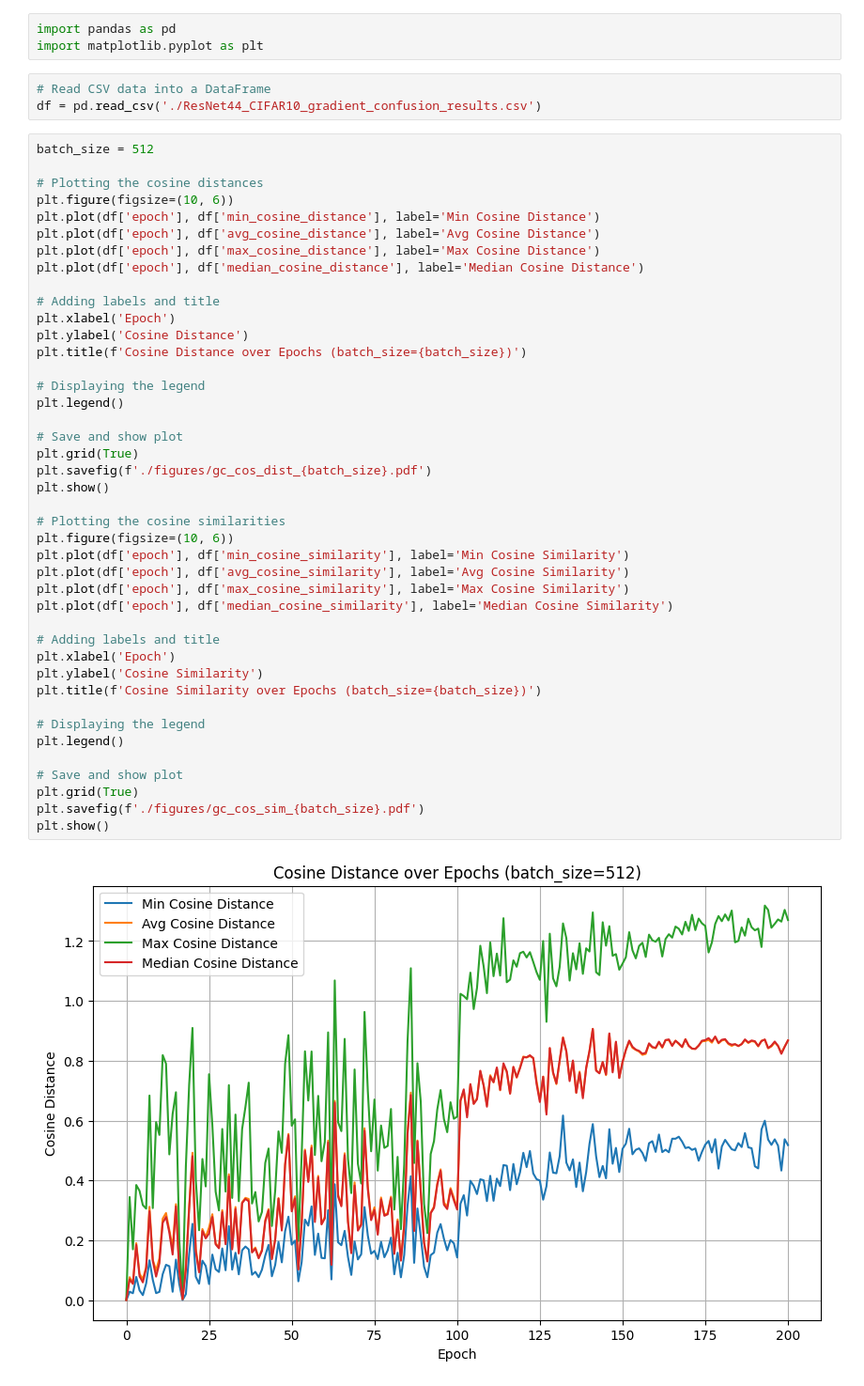
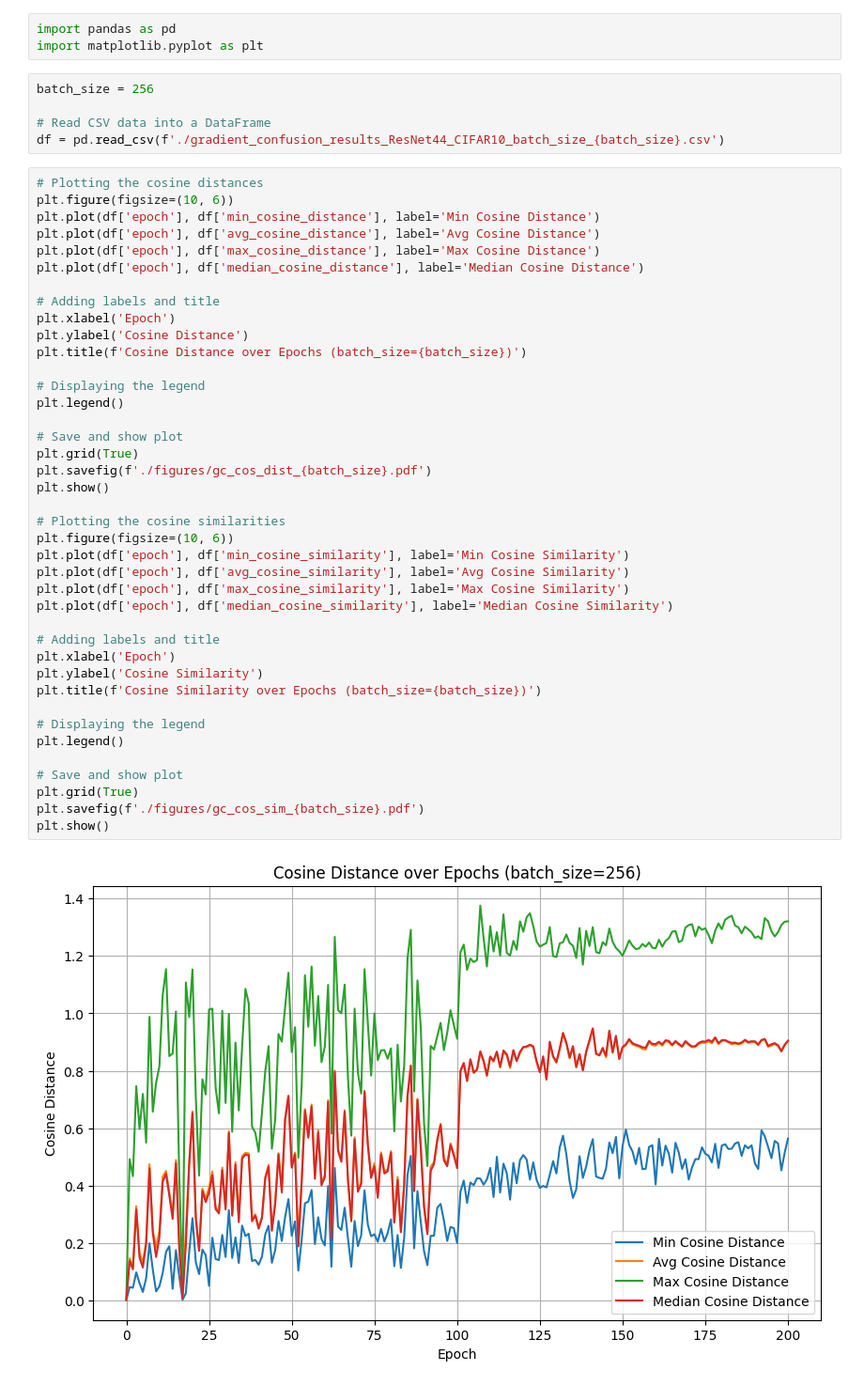
Before and after one commit to baunilhamarga/critical-periods, a Jupyter notebook: plots/gradient_confusion.ipynb, the cells around one changed output. Shown: that part at 94% size. Saved outputs shown, nothing was run; the diff lists cells and outputs as text.

Commit message:
📈 Add new plots, figures, and analysis

```diff
--- a/plots/gradient_confusion.ipynb
+++ b/plots/gradient_confusion.ipynb
@@ -2,11 +2,11 @@
 import pandas as pd
 import matplotlib.pyplot as plt
 # %%
+batch_size = 256
+
 # Read CSV data into a DataFrame
-df = pd.read_csv('./ResNet44_CIFAR10_gradient_confusion_results.csv')
+df = pd.read_csv(f'./gradient_confusion_results_ResNet44_CIFAR10_batch_size_{batch_size}.csv')
 # %%
-batch_size = 512
-
 # Plotting the cosine distances
 plt.figure(figsize=(10, 6))
 plt.plot(df['epoch'], df['min_cosine_distance'], label='Min Cosine Distance')
@@ -20,31 +20,31 @@ plt.ylabel('Cosine Distance')
 plt.title(f'Cosine Distance over Epochs (batch_size={batch_size})')
 
 # Displaying the legend
 plt.legend()
 
 # Save and show plot
 plt.grid(True)
 plt.savefig(f'./figures/gc_cos_dist_{batch_size}.pdf')
 plt.show()
 
 # Plotting the cosine similarities
 plt.figure(figsize=(10, 6))
 plt.plot(df['epoch'], df['min_cosine_similarity'], label='Min Cosine Similarity')
 plt.plot(df['epoch'], df['avg_cosine_similarity'], label='Avg Cosine Similarity')
 plt.plot(df['epoch'], df['max_cosine_similarity'], label='Max Cosine Similarity')
 plt.plot(df['epoch'], df['median_cosine_similarity'], label='Median Cosine Similarity')
 
 # Adding labels and title
 plt.xlabel('Epoch')
 plt.ylabel('Cosine Similarity')
 plt.title(f'Cosine Similarity over Epochs (batch_size={batch_size})')
 
 # Displaying the legend
 plt.legend()
 
 # Save and show plot
 plt.grid(True)
 plt.savefig(f'./figures/gc_cos_sim_{batch_size}.pdf')
 plt.show()
 # %% [output]
-[figure, old version]
+[figure, new version]
```
Also changed, not shown: parts of 4 cells of this notebook, 10 other files.
